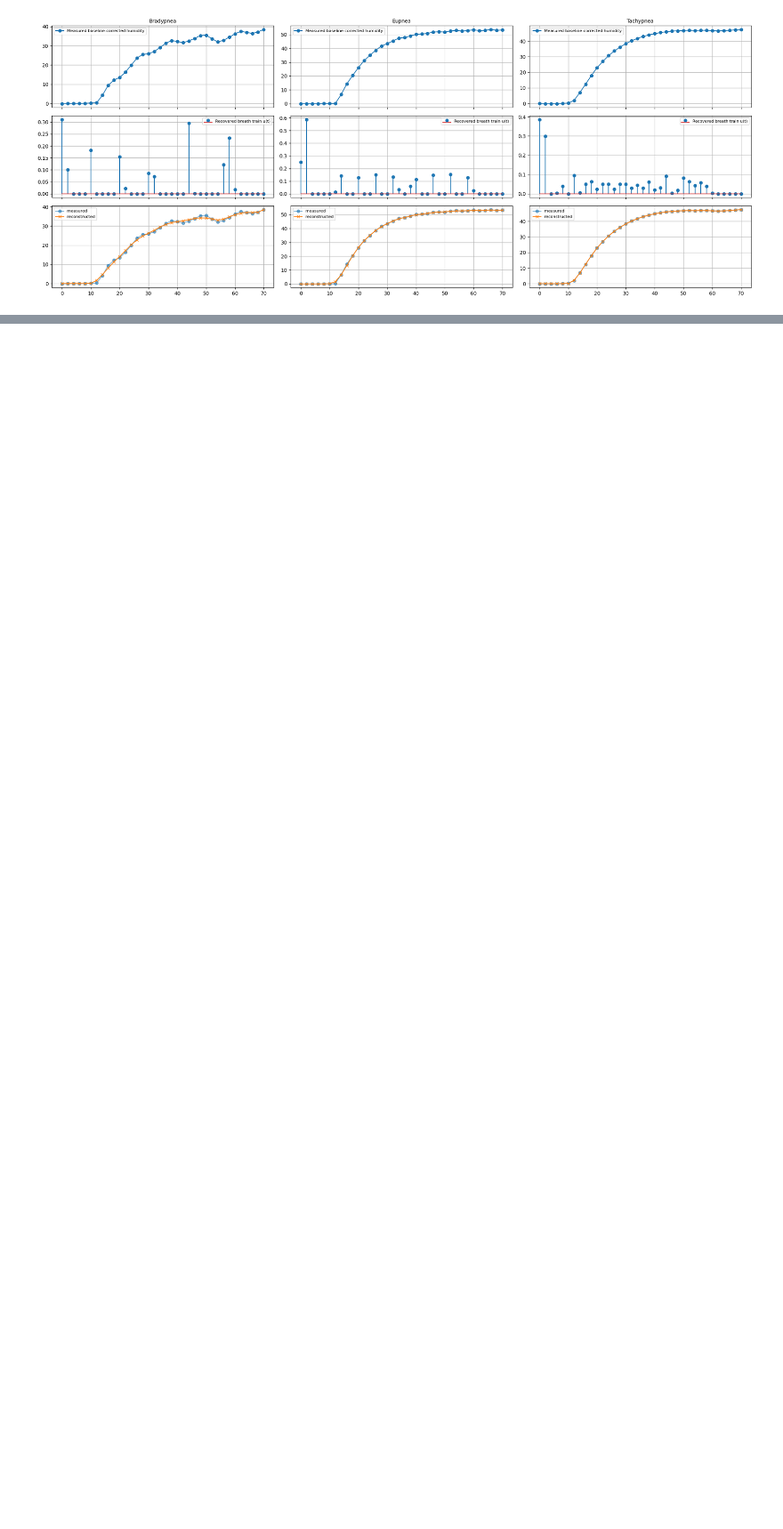
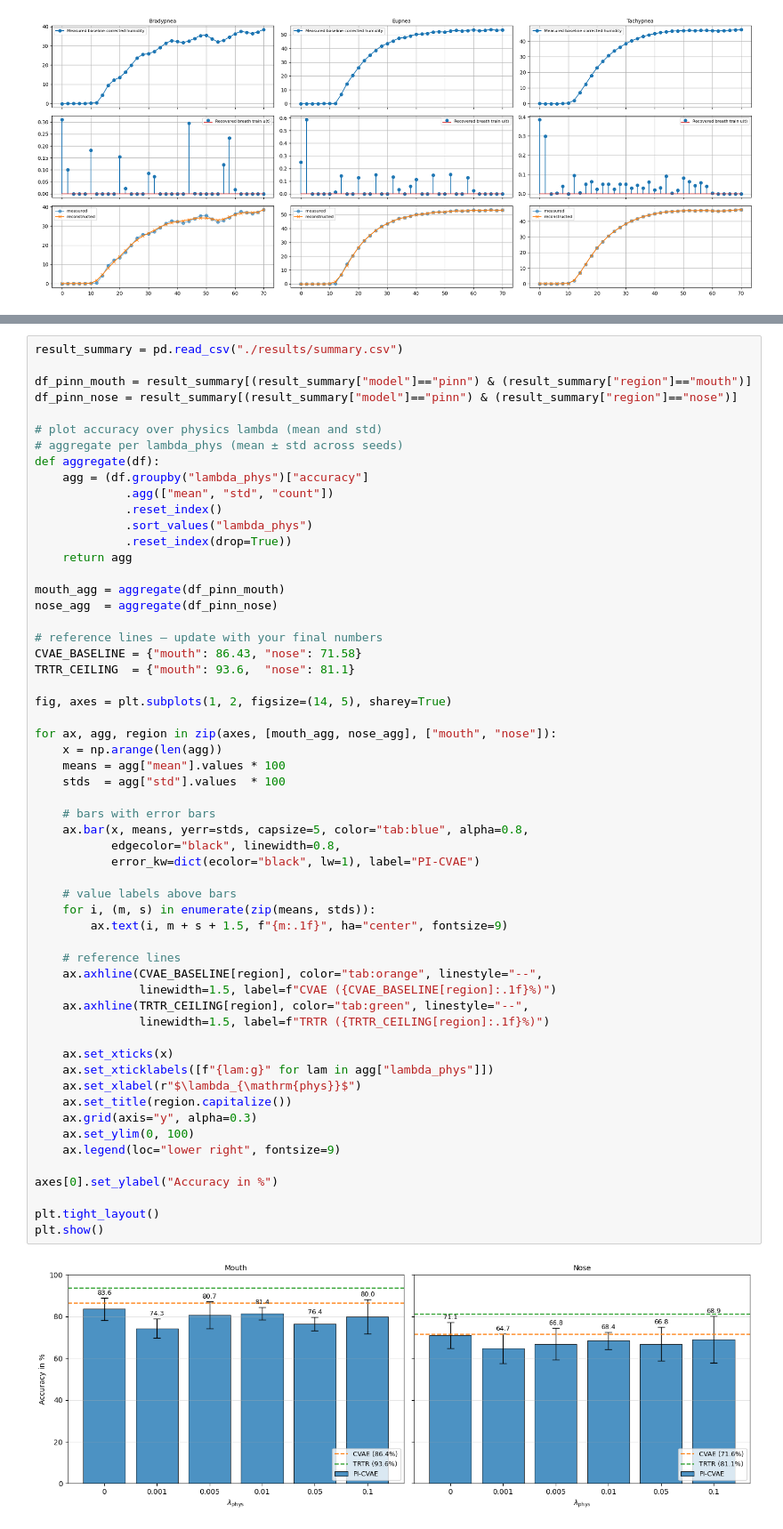
Before and after one commit to leon-rny/neural-network-breath-modeling, a Jupyter notebook: pinn.ipynb, the cells around one changed output, grey strips where cells are left out. Shown at 89% size. Saved outputs shown, nothing was run; the diff lists cells and outputs as text; blank space fills up the shorter version.

```diff
--- a/pinn.ipynb
+++ b/pinn.ipynb
@@ -500,0 +403,59 @@ residual fraction: 0.1805
+# %%
+result_summary = pd.read_csv("./results/summary.csv")
+
+df_pinn_mouth = result_summary[(result_summary["model"]=="pinn") & (result_summary["region"]=="mouth")]
+df_pinn_nose = result_summary[(result_summary["model"]=="pinn") & (result_summary["region"]=="nose")]
+
+# plot accuracy over physics lambda (mean and std)
+# aggregate per lambda_phys (mean ± std across seeds)
+def aggregate(df):
+    agg = (df.groupby("lambda_phys")["accuracy"]
+             .agg(["mean", "std", "count"])
+             .reset_index()
+             .sort_values("lambda_phys")
+             .reset_index(drop=True))
+    return agg
+
+mouth_agg = aggregate(df_pinn_mouth)
+nose_agg  = aggregate(df_pinn_nose)
+
+# reference lines — update with your final numbers
+CVAE_BASELINE = {"mouth": 86.43, "nose": 71.58}
+TRTR_CEILING  = {"mouth": 93.6,  "nose": 81.1}
+
+fig, axes = plt.subplots(1, 2, figsize=(14, 5), sharey=True)
+
+for ax, agg, region in zip(axes, [mouth_agg, nose_agg], ["mouth", "nose"]):
+    x = np.arange(len(agg))
+    means = agg["mean"].values * 100
+    stds  = agg["std"].values  * 100
+
+    # bars with error bars
+    ax.bar(x, means, yerr=stds, capsize=5, color="tab:blue", alpha=0.8,
+           edgecolor="black", linewidth=0.8,
+           error_kw=dict(ecolor="black", lw=1), label="PI-CVAE")
+
+    # value labels above bars
+    for i, (m, s) in enumerate(zip(means, stds)):
+        ax.text(i, m + s + 1.5, f"{m:.1f}", ha="center", fontsize=9)
+
+    # reference lines
+    ax.axhline(CVAE_BASELINE[region], color="tab:orange", linestyle="--",
+               linewidth=1.5, label=f"CVAE ({CVAE_BASELINE[region]:.1f}%)")
+    ax.axhline(TRTR_CEILING[region], color="tab:green", linestyle="--",
+               linewidth=1.5, label=f"TRTR ({TRTR_CEILING[region]:.1f}%)")
+
+    ax.set_xticks(x)
+    ax.set_xticklabels([f"{lam:g}" for lam in agg["lambda_phys"]])
+    ax.set_xlabel(r"$\lambda_{\mathrm{phys}}$")
+    ax.set_title(region.capitalize())
+    ax.grid(axis="y", alpha=0.3)
+    ax.set_ylim(0, 100)
+    ax.legend(loc="lower right", fontsize=9)
+
+axes[0].set_ylabel("Accuracy in %")
+
+plt.tight_layout()
+plt.show()
+# %% [output]
+[figure, added]
```
Also changed, not shown: parts of 8 cells of this notebook, 4 other files.
